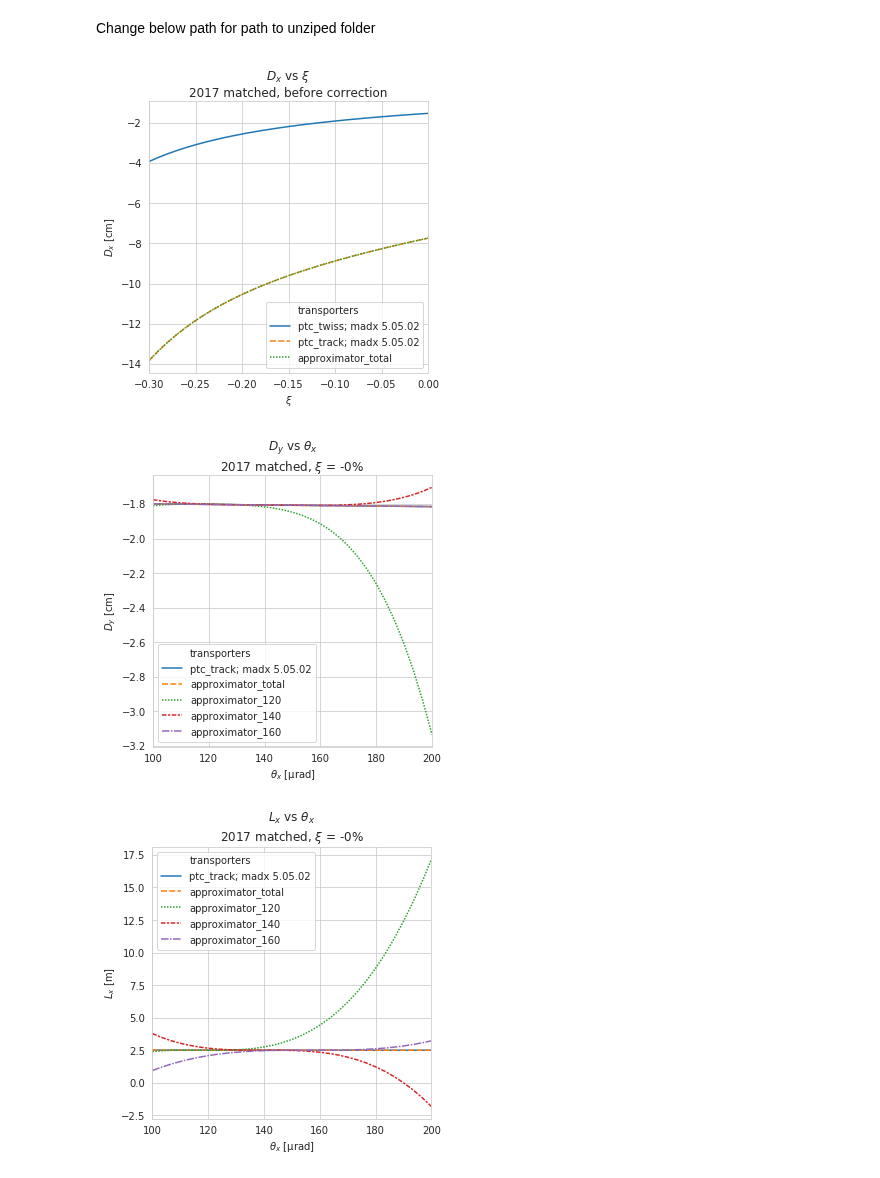
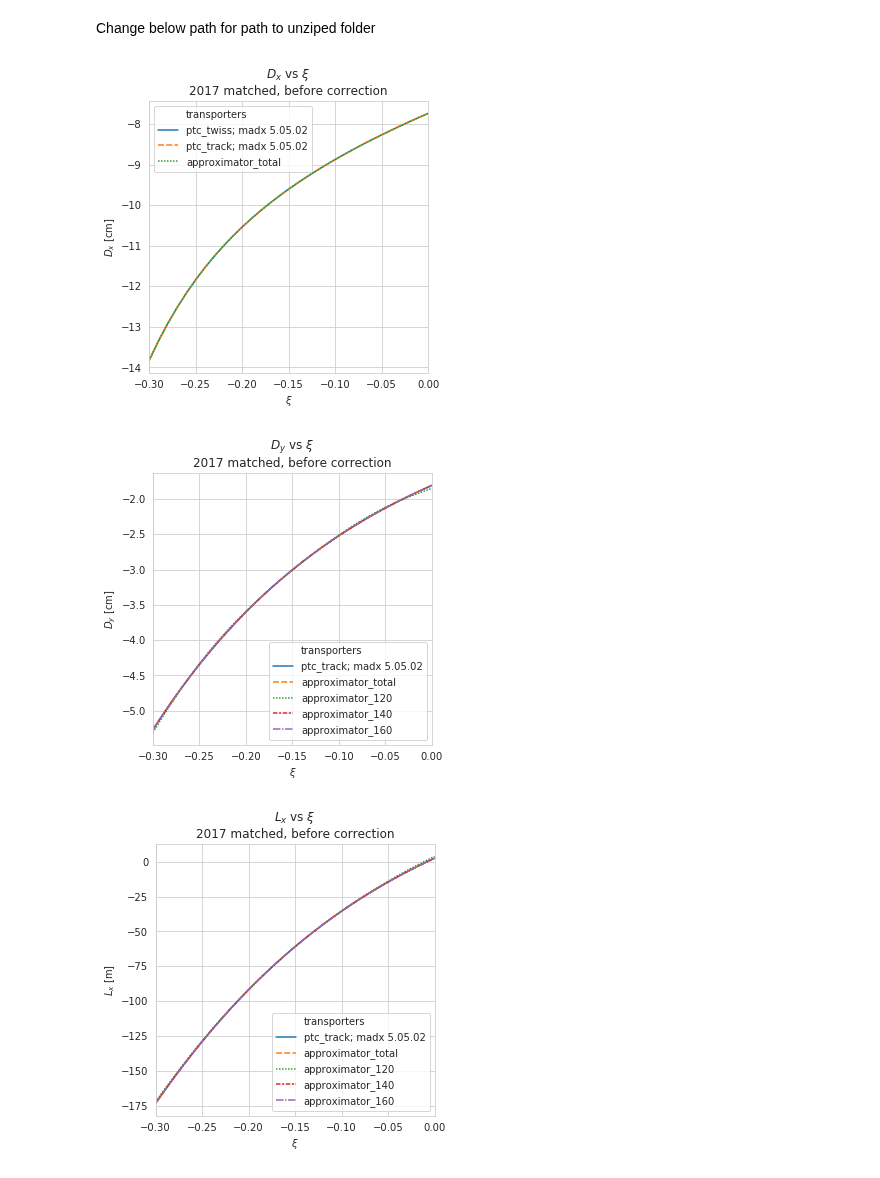
Before and after one commit to mucharafal/optics_generator_python, a Jupyter notebook: notebooks/Optics Parameters Compare 2017 Matched.ipynb, the cells around one changed output. Drawn from its saved outputs; the diff is of its cells as text; code cells hidden in the pictures.

Commit message:
Port to SWAN

```diff
--- a/notebooks/Optics Parameters Compare 2017 Matched.ipynb
+++ b/notebooks/Optics Parameters Compare 2017 Matched.ipynb
@@ -20,7 +20,7 @@ sns.set_style("whitegrid")
 # %% [markdown]
 Change below path for path to unziped folder
 # %%
-path_to_project = "/home/rafalmucha/Pobrane/optic"
+path_to_project = "/eos/user/r/rmucha/SWAN_projects"
 folder_name = "2017_matched"
 script_file_name = "inputmadx_matched.madx"
 xml_file_name = "configuration_reco_beam1.xml"
@@ -128,13 +128,13 @@ optical_functions_ly = {
 # %%
 plotter.plot_optical_functions(bunch_configuration, optical_functions_dx, "pt", "D x", title_sufix, plot_size=5)
 # %% [output]
-[figure, old version]
+[figure, new version]
 # %%
-plotter.plot_optical_functions(bunch_configuration, optical_functions_dy, "theta x", "D y", title_sufix, plot_size=5)
+plotter.plot_optical_functions(bunch_configuration, optical_functions_dy, "pt", "D y", title_sufix, plot_size=5)
 # %% [output]
-[figure, old version]
+[figure, new version]
 # %%
-plotter.plot_optical_functions(bunch_configuration, optical_functions_lx, "theta x", "L x", title_sufix, plot_size=5)
+plotter.plot_optical_functions(bunch_configuration, optical_functions_lx, "pt", "L x", title_sufix, plot_size=5)
 # %% [output]
-[figure, old version]
+[figure, new version]
 # %%
```
Also changed, not shown: parts of 3 cells of this notebook, 19 other files.
